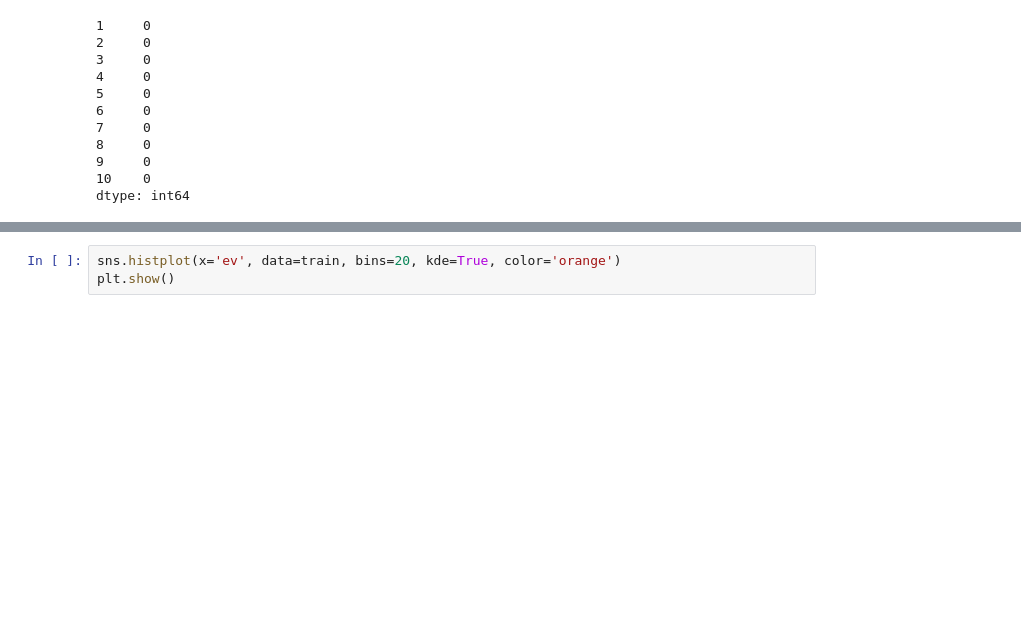
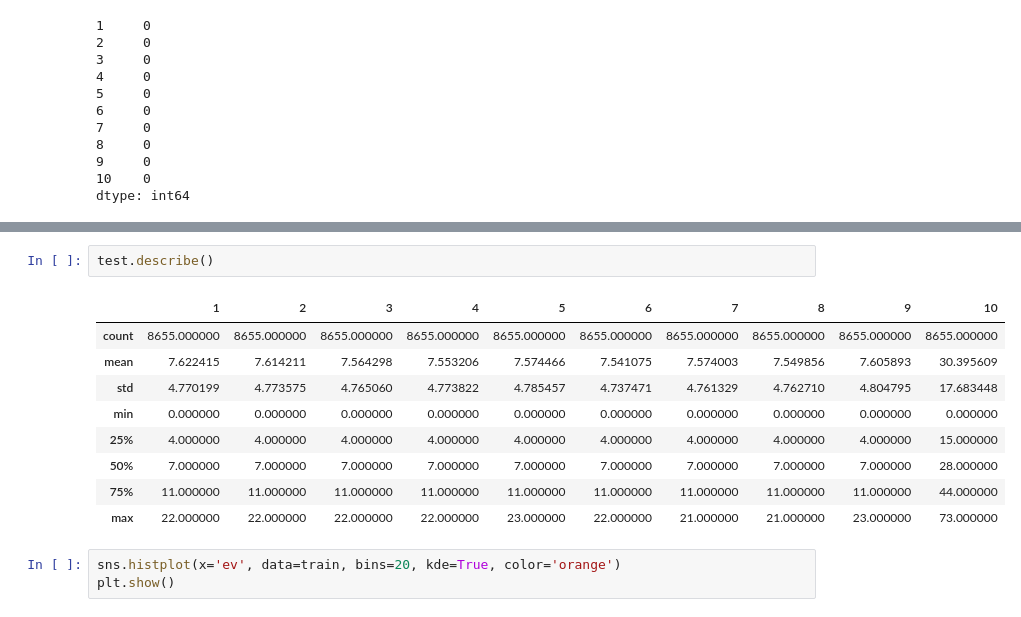
Before and after one commit to sjain600/black-jack-removal, a Jupyter notebook: LightGBM-model.ipynb, the cells around one changed output, grey strips where cells are left out. Drawn from its saved outputs; the diff is of its cells as text; blank space fills up the shorter version.

```diff
--- a/LightGBM-model.ipynb
+++ b/LightGBM-model.ipynb
@@ -106,6 +106,18 @@ train.describe()
 | 50% | 7.000000 | 7.000000 | 7.000000 | 7.000000 | 7.000000 | 7.000000 | 7.000000 | 7.000000 | 7.000000 | 28.000000 | -0.024109 |
 | 75% | 11.000000 | 11.000000 | 11.000000 | 11.000000 | 11.000000 | 11.000000 | 11.000000 | 11.000000 | 11.000000 | 44.000000 | -0.018508 |
 | max | 22.000000 | 22.000000 | 22.000000 | 21.000000 | 22.000000 | 22.000000 | 22.000000 | 22.000000 | 22.000000 | 74.000000 | 0.044198 |
+# %%
+test.describe()
+# %% [output]
+|  | 1 | 2 | 3 | 4 | 5 | 6 | 7 | 8 | 9 | 10 |
+| count | 8655.000000 | 8655.000000 | 8655.000000 | 8655.000000 | 8655.000000 | 8655.000000 | 8655.000000 | 8655.000000 | 8655.000000 | 8655.000000 |
+| mean | 7.622415 | 7.614211 | 7.564298 | 7.553206 | 7.574466 | 7.541075 | 7.574003 | 7.549856 | 7.605893 | 30.395609 |
+| std | 4.770199 | 4.773575 | 4.765060 | 4.773822 | 4.785457 | 4.737471 | 4.761329 | 4.762710 | 4.804795 | 17.683448 |
+| min | 0.000000 | 0.000000 | 0.000000 | 0.000000 | 0.000000 | 0.000000 | 0.000000 | 0.000000 | 0.000000 | 0.000000 |
+| 25% | 4.000000 | 4.000000 | 4.000000 | 4.000000 | 4.000000 | 4.000000 | 4.000000 | 4.000000 | 4.000000 | 15.000000 |
+| 50% | 7.000000 | 7.000000 | 7.000000 | 7.000000 | 7.000000 | 7.000000 | 7.000000 | 7.000000 | 7.000000 | 28.000000 |
+| 75% | 11.000000 | 11.000000 | 11.000000 | 11.000000 | 11.000000 | 11.000000 | 11.000000 | 11.000000 | 11.000000 | 44.000000 |
+| max | 22.000000 | 22.000000 | 22.000000 | 22.000000 | 23.000000 | 22.000000 | 21.000000 | 21.000000 | 23.000000 | 73.000000 |
 # %%
 sns.histplot(x='ev', data=train, bins=20, kde=True, color='orange')
 plt.show()
```
Also changed, not shown: parts of 14 cells of this notebook.
